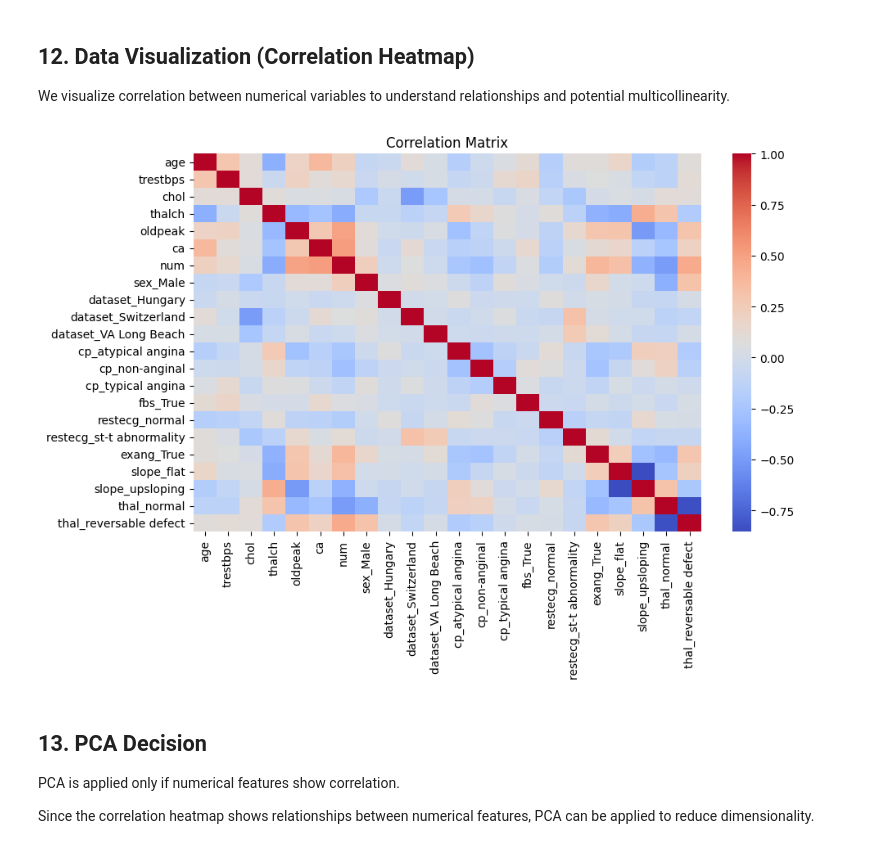
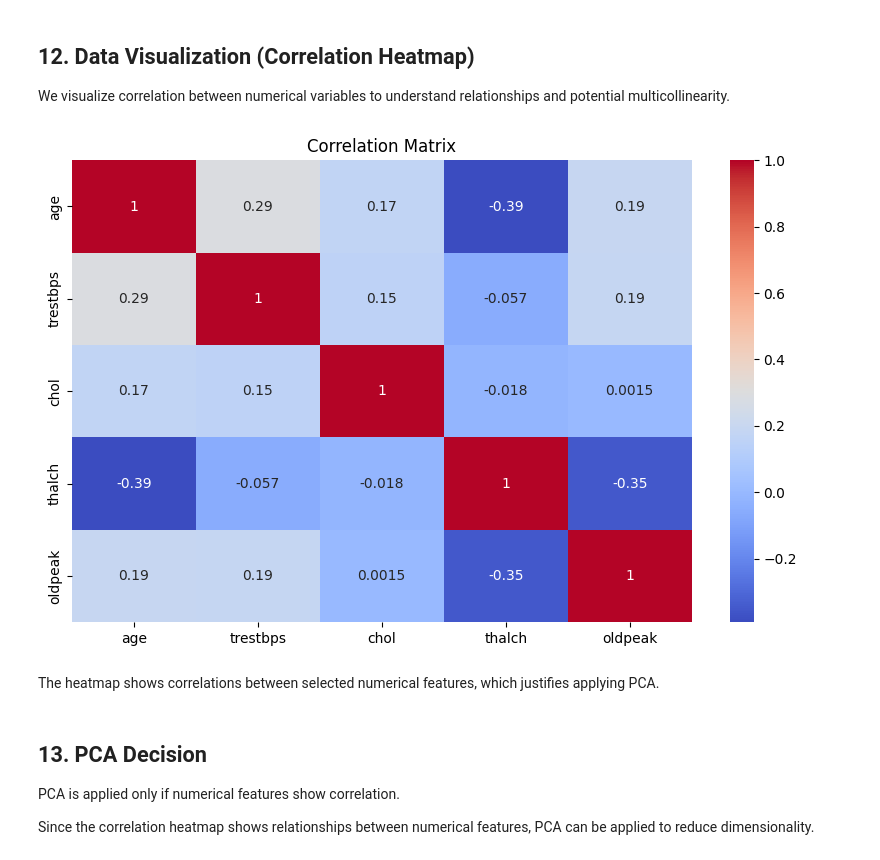
Before and after one commit to danahalghamdi80-ctrl/lap4, a Jupyter notebook: Heart_Disease_Data_Quality.ipynb, the cells around one changed output. Saved outputs shown, nothing was run; the diff lists cells and outputs as text; code cells hidden in the pictures.

```diff
--- a/Heart_Disease_Data_Quality.ipynb
+++ b/Heart_Disease_Data_Quality.ipynb
@@ -308,13 +308,15 @@ We visualize correlation between numerical variables to understand relationships
 # %%
 import seaborn as sns
 import matplotlib.pyplot as plt
 
 plt.figure(figsize=(10,6))
-sns.heatmap(df.corr(), cmap='coolwarm')
+sns.heatmap(df_standardized.corr(), cmap='coolwarm', annot=True)
 plt.title("Correlation Matrix")
 plt.show()
 # %% [output]
-[figure, old version]
+[figure, new version]
+# %% [markdown]
+The heatmap shows correlations between selected numerical features, which justifies applying PCA.
 # %% [markdown]
 ## 13. PCA Decision
 
```
